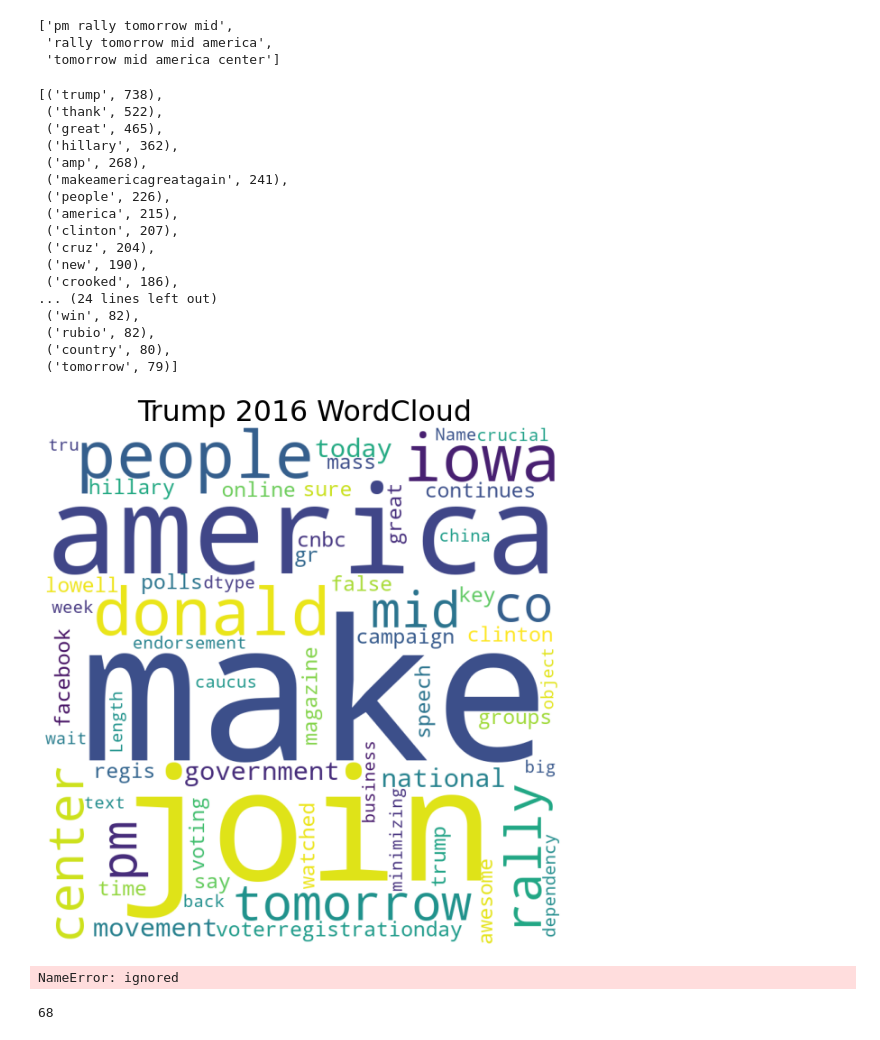
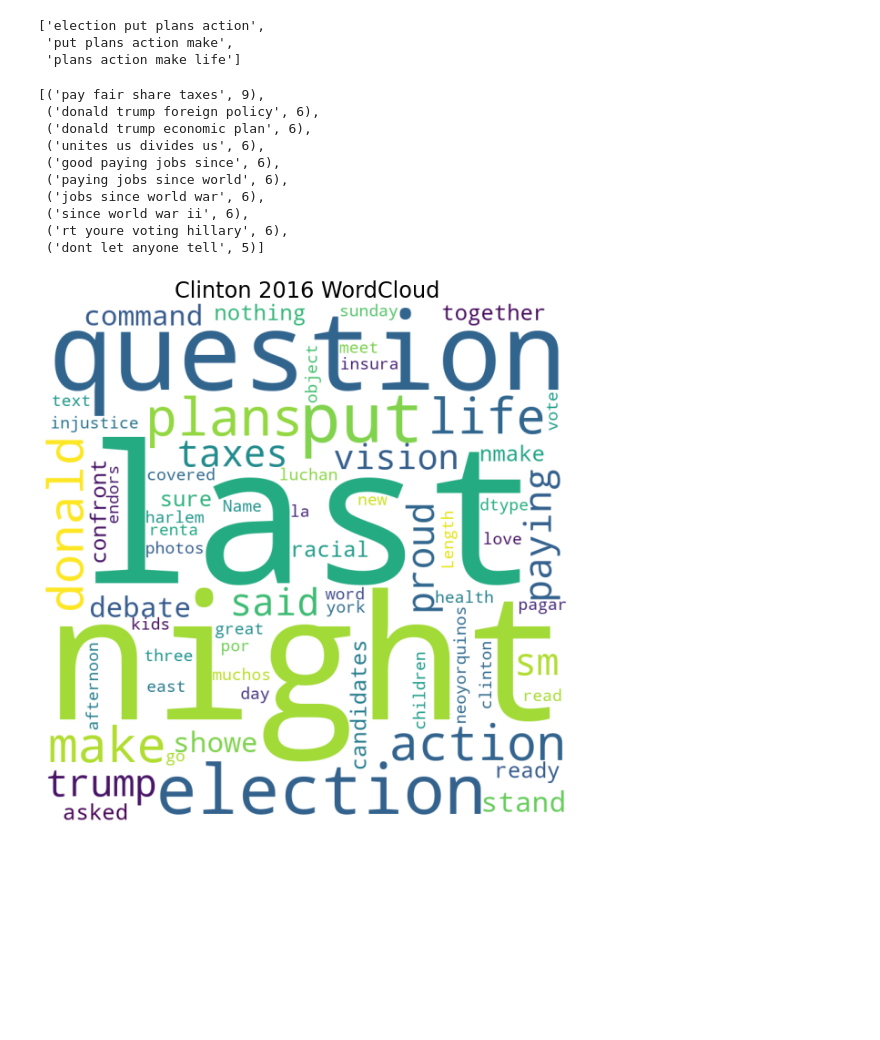
Before and after one commit to DinaTTomoum/Thesis2021, a Jupyter notebook: ngrams.ipynb, the cells around one changed output. Cells and saved outputs as stored; diff of their text form; code cells hidden in the pictures; blank space fills up the shorter version.

```diff
--- a/ngrams.ipynb
+++ b/ngrams.ipynb
@@ -38,6 +38,6 @@ Saving Trump2016.csv to Trump2016 (1).csv
 # %%
 import pandas as pd
-data = pd.read_csv('Trump2016.csv(1)', encoding= 'unicode_escape')
+data = pd.read_csv('Clinton.csv', encoding= 'unicode_escape')
 # %%
 data.head()
 # %% [output]
@@ -151,33 +151,26 @@ fourgram = ("4-gram: ", extract_ngrams(listToStr, 4))
 # %%
 fourgram[1][1:4]
 # %% [output]
-['pm rally tomorrow mid',
- 'rally tomorrow mid america',
- 'tomorrow mid america center']
+['election put plans action',
+ 'put plans action make',
+ 'plans action make life']
 # %%
 unigramFreq = collections.Counter(list(onegram[1]))
 trigramFreq = collections.Counter(list(threegram[1]))
 bigramFreq = collections.Counter(list(twogram[1]))
 quadgramFreq = collections.Counter(list(fourgram[1]))
-unigramFreq.most_common(40)
+quadgramFreq.most_common(10)
 # %% [output]
-[('trump', 738),
- ('thank', 522),
- ('great', 465),
- ('hillary', 362),
- ('amp', 268),
- ('makeamericagreatagain', 241),
- ('people', 226),
- ('america', 215),
- ('clinton', 207),
- ('cruz', 204),
- ('new', 190),
- ('crooked', 186),
-... (24 lines left out)
- ('win', 82),
- ('rubio', 82),
- ('country', 80),
- ('tomorrow', 79)]
+[('pay fair share taxes', 9),
+ ('donald trump foreign policy', 6),
+ ('donald trump economic plan', 6),
+ ('unites us divides us', 6),
+ ('good paying jobs since', 6),
+ ('paying jobs since world', 6),
+ ('jobs since world war', 6),
+ ('since world war ii', 6),
+ ('rt youre voting hillary', 6),
+ ('dont let anyone tell', 5)]
 # %%
 from wordcloud import WordCloud, STOPWORDS
 stopwords = set(STOPWORDS)
@@ -188,23 +181,19 @@ wordcloud = WordCloud(width = 800, height = 800,
 # %%
 plt.figure(figsize = (8, 8), facecolor = None)
 plt.imshow(wordcloud)
 plt.axis("off")
 plt.tight_layout(pad = 0)
-plt.title ("Trump 2016 WordCloud")
+plt.title ("Clinton 2016 WordCloud", size=24)
 plt.show()
 # %% [output]
-[figure, old version]
+[figure, new version]
 # %%
 
 top30 = bigramFreq.most_common(30)
-# %% [output]
-NameError: ignored
 # %%
 top30quad = quadgramFreq.most_common(30)
 # %%
 top30[1][1]
-# %% [output]
-68
 # %%
 import matplotlib.pyplot as plt
 top30  = [list(elem) for elem in top30]
```
Also changed, not shown: parts of 6 cells of this notebook.
